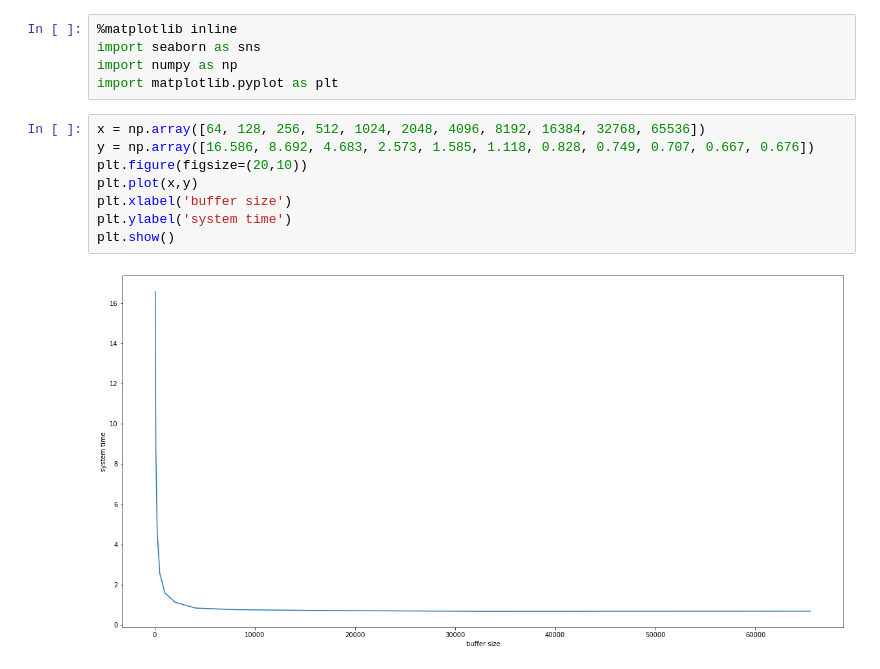
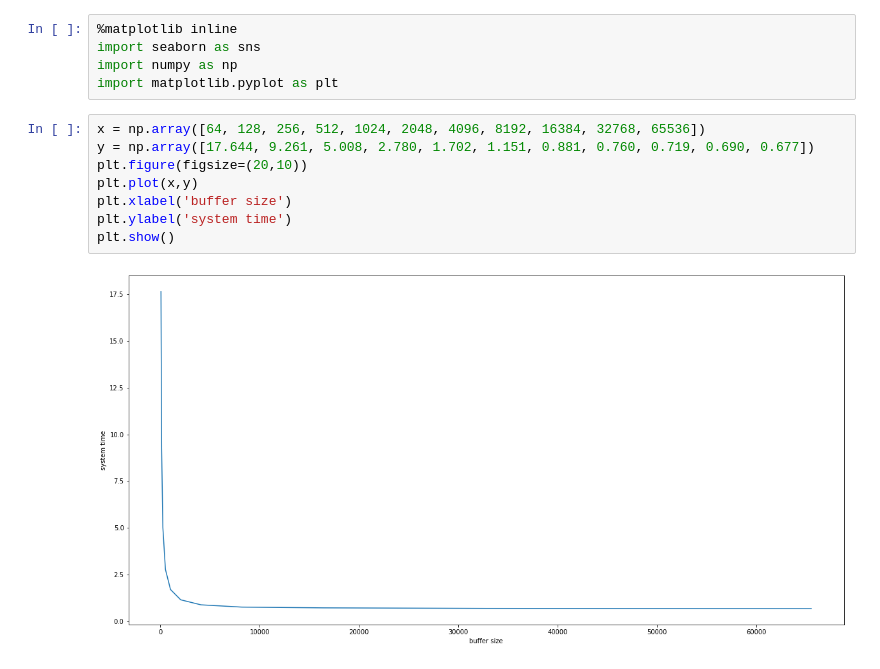
Before and after one commit to DmitryVitutnev/os-tasks, a Jupyter notebook: copy_in_to_out/graphs.ipynb, the cells around one changed output. Drawn from its saved outputs; the diff is of its cells as text.

```diff
--- a/copy_in_to_out/graphs.ipynb
+++ b/copy_in_to_out/graphs.ipynb
@@ -5,13 +5,13 @@ import numpy as np
 import matplotlib.pyplot as plt
 # %%
 x = np.array([64, 128, 256, 512, 1024, 2048, 4096, 8192, 16384, 32768, 65536])
-y = np.array([16.586, 8.692, 4.683, 2.573, 1.585, 1.118, 0.828, 0.749, 0.707, 0.667, 0.676])
+y = np.array([17.644, 9.261, 5.008, 2.780, 1.702, 1.151, 0.881, 0.760, 0.719, 0.690, 0.677])
 plt.figure(figsize=(20,10))
 plt.plot(x,y)
 plt.xlabel('buffer size')
 plt.ylabel('system time')
 plt.show()
 # %% [output]
-[figure, old version]
+[figure, new version]
 # %%
 x = np.array(["64", "128", "256", "512", "1024", "2048", "4096", "8192", "16384", "32768", "65536"])
```
Also changed, not shown: parts of 1 cell of this notebook, 3 other files.
